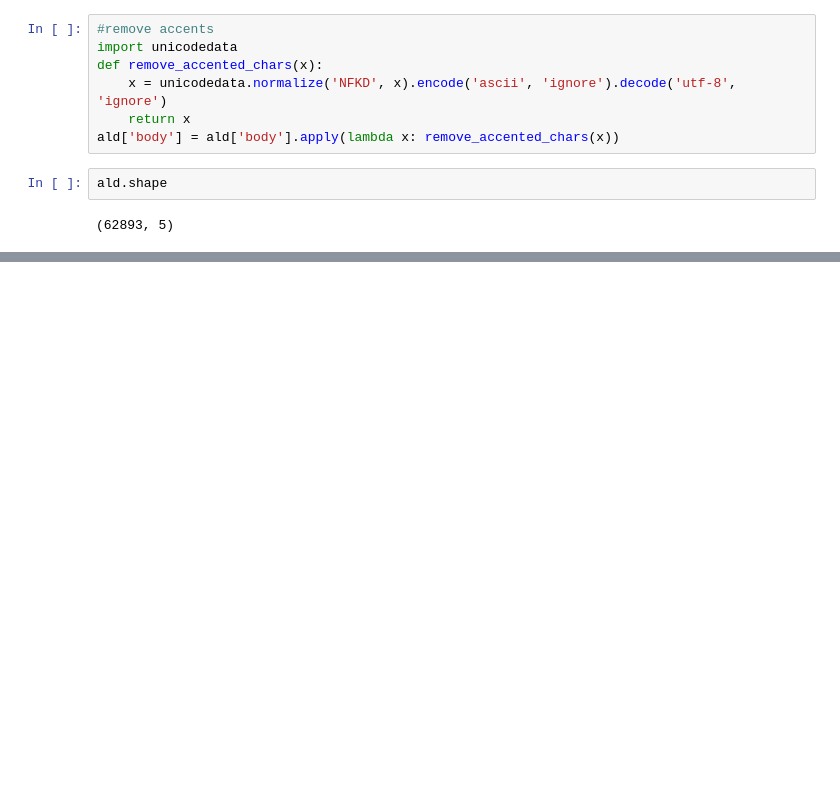
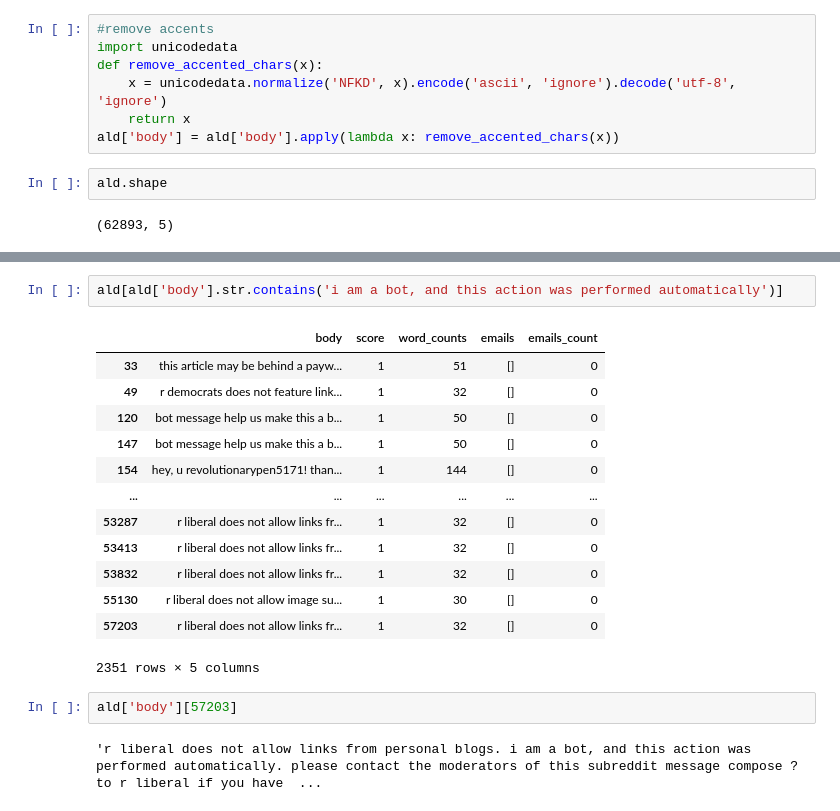
Before and after one commit to ghoshdebapratim1/SC22-BatchA-Blurred-Futures, a Jupyter notebook: Team 1 - Liberal/Data Cleaning Liberals .ipynb, the cells around one changed output, grey strips where cells are left out. Drawn from its saved outputs; the diff is of its cells as text; blank space fills up the shorter version.

Commit message:
Commit message 06202022

```diff
--- a/Team 1 - Liberal/Data Cleaning Liberals .ipynb
+++ b/Team 1 - Liberal/Data Cleaning Liberals .ipynb
@@ -117,0 +112,20 @@ if '.' in ald.body[0]:
+# %%
+ald[ald['body'].str.contains('i am a bot, and this action was performed automatically')]
+# %% [output]
+|  | body | score | word_counts | emails | emails_count |
+| 33 | this article may be behind a payw... | 1 | 51 | [] | 0 |
+| 49 | r democrats does not feature link... | 1 | 32 | [] | 0 |
+| 120 | bot message help us make this a b... | 1 | 50 | [] | 0 |
+| 147 | bot message help us make this a b... | 1 | 50 | [] | 0 |
+| 154 | hey, u revolutionarypen5171! than... | 1 | 144 | [] | 0 |
+| ... | ... | ... | ... | ... | ... |
+| 53287 | r liberal does not allow links fr... | 1 | 32 | [] | 0 |
+| 53413 | r liberal does not allow links fr... | 1 | 32 | [] | 0 |
+| 53832 | r liberal does not allow links fr... | 1 | 32 | [] | 0 |
+| 55130 | r liberal does not allow image su... | 1 | 30 | [] | 0 |
+| 57203 | r liberal does not allow links fr... | 1 | 32 | [] | 0 |
+2351 rows × 5 columns
+# %%
+ald['body'][57203]
+# %% [output]
+'r liberal does not allow links from personal blogs. i am a bot, and this action was performed automatically. please contact the moderators of this subreddit message compose ?to r liberal if you have  ...
```
Also changed, not shown: parts of 10 cells of this notebook, 21 other files.
